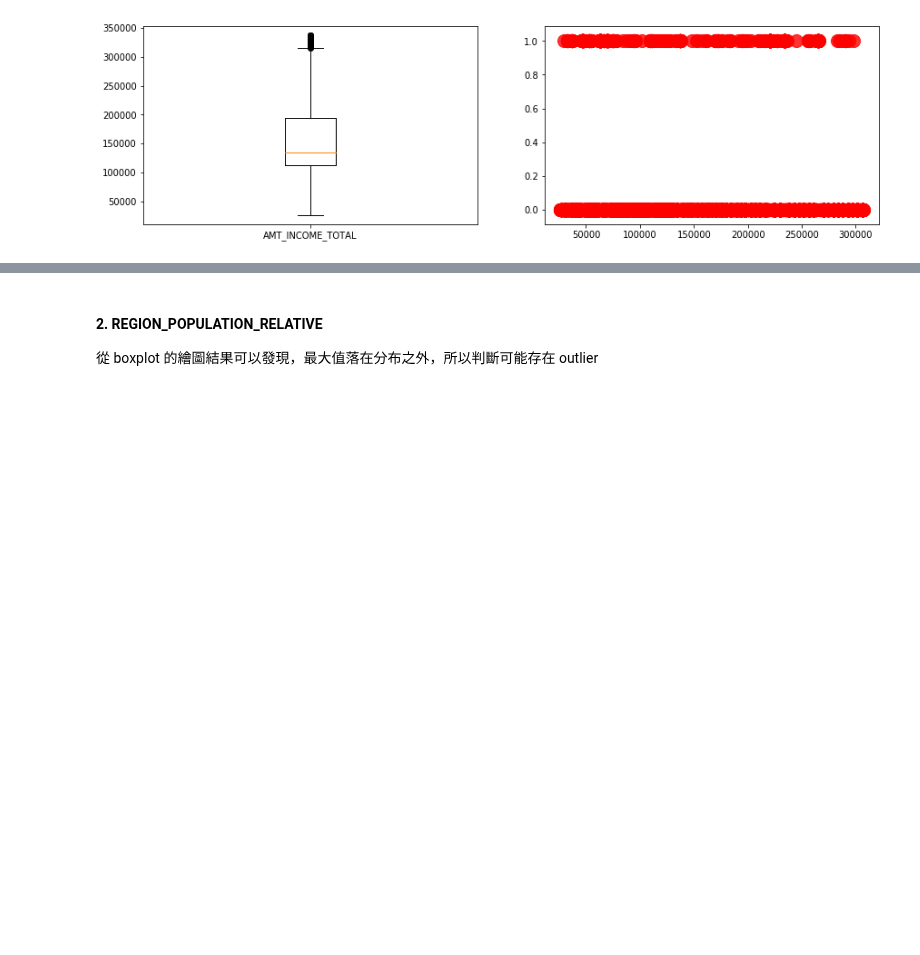
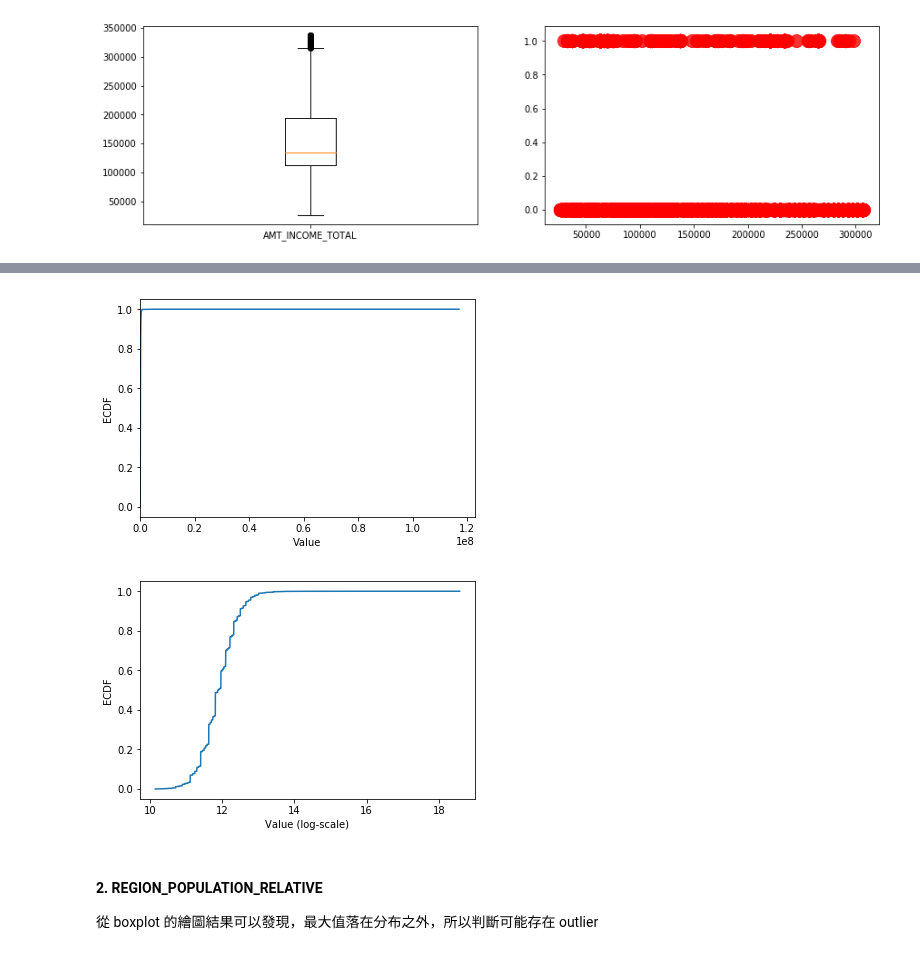
Before and after one commit to ChenLily0928/ML100-Days, a Jupyter notebook: homework/Day_006_HW.ipynb, the cells around one changed output, grey strips where cells are left out. Cells and saved outputs as stored; diff of their text form; code cells hidden in the pictures; blank space fills up the shorter version.

```diff
--- a/homework/Day_006_HW.ipynb
+++ b/homework/Day_006_HW.ipynb
@@ -153,20 +155,25 @@ plt.show()
 # %%
+cdf = app_train.AMT_INCOME_TOTAL.value_counts().sort_index().cumsum()
+
 plt.plot(list(cdf.index), cdf/cdf.max())
 plt.xlabel('Value')
 plt.ylabel('ECDF')
 plt.xlim([cdf.index.min(), cdf.index.max() * 1.05]) # 限制顯示圖片的範圍
 plt.ylim([-0.05,1.05]) # 限制顯示圖片的範圍
 
 plt.show()
 
 # 改變 y 軸的 Scale, 讓我們可以正常檢視 ECDF
 plt.plot(np.log(list(cdf.index)), cdf/cdf.max())
 plt.xlabel('Value (log-scale)')
 plt.ylabel('ECDF')
 
 plt.ylim([-0.05,1.05]) # 限制顯示圖片的範圍
 
 plt.show()
+# %% [output]
+[figure, added]
+[figure, added]
 # %% [markdown]
 #### 2.  REGION_POPULATION_RELATIVE
 從 boxplot 的繪圖結果可以發現，最大值落在分布之外，所以判斷可能存在 outlier
```
Also changed, not shown: parts of 7 cells of this notebook.
